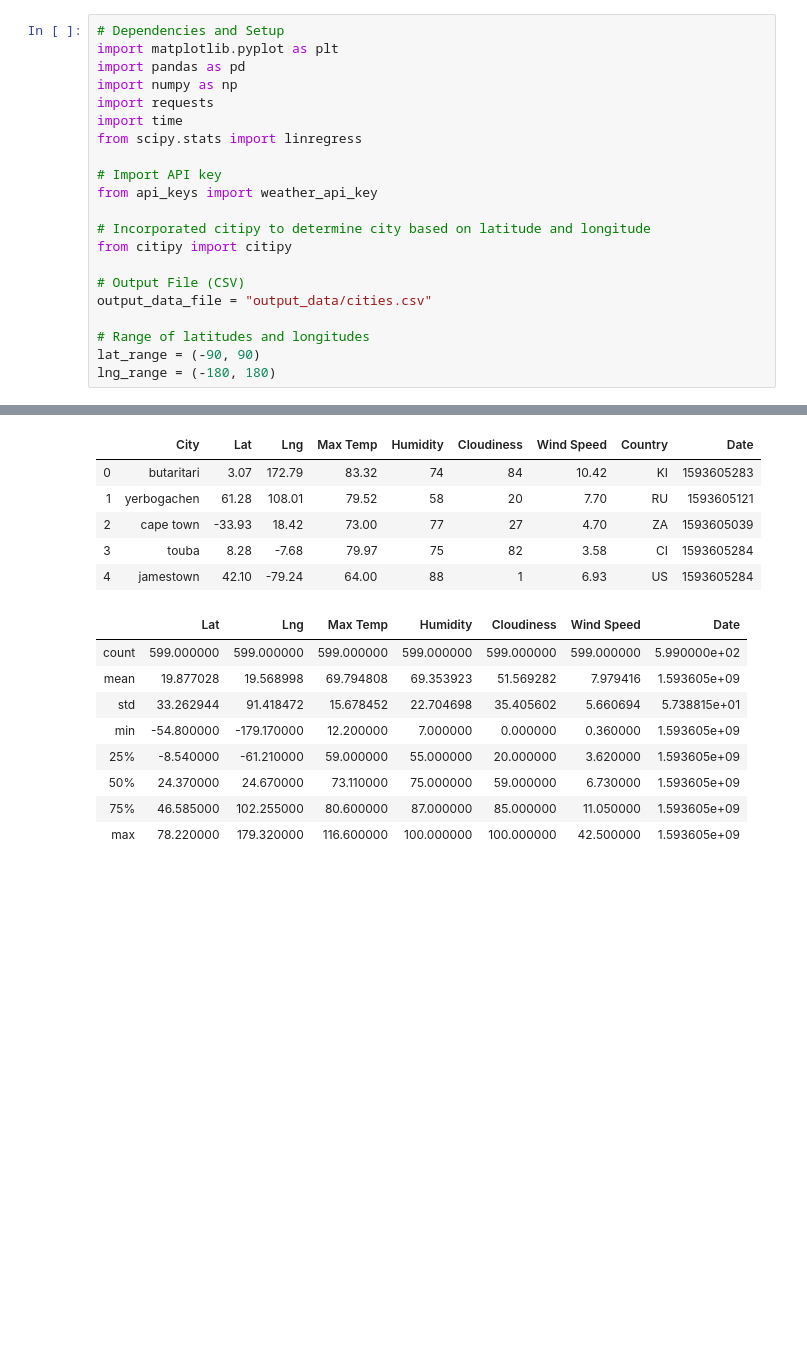
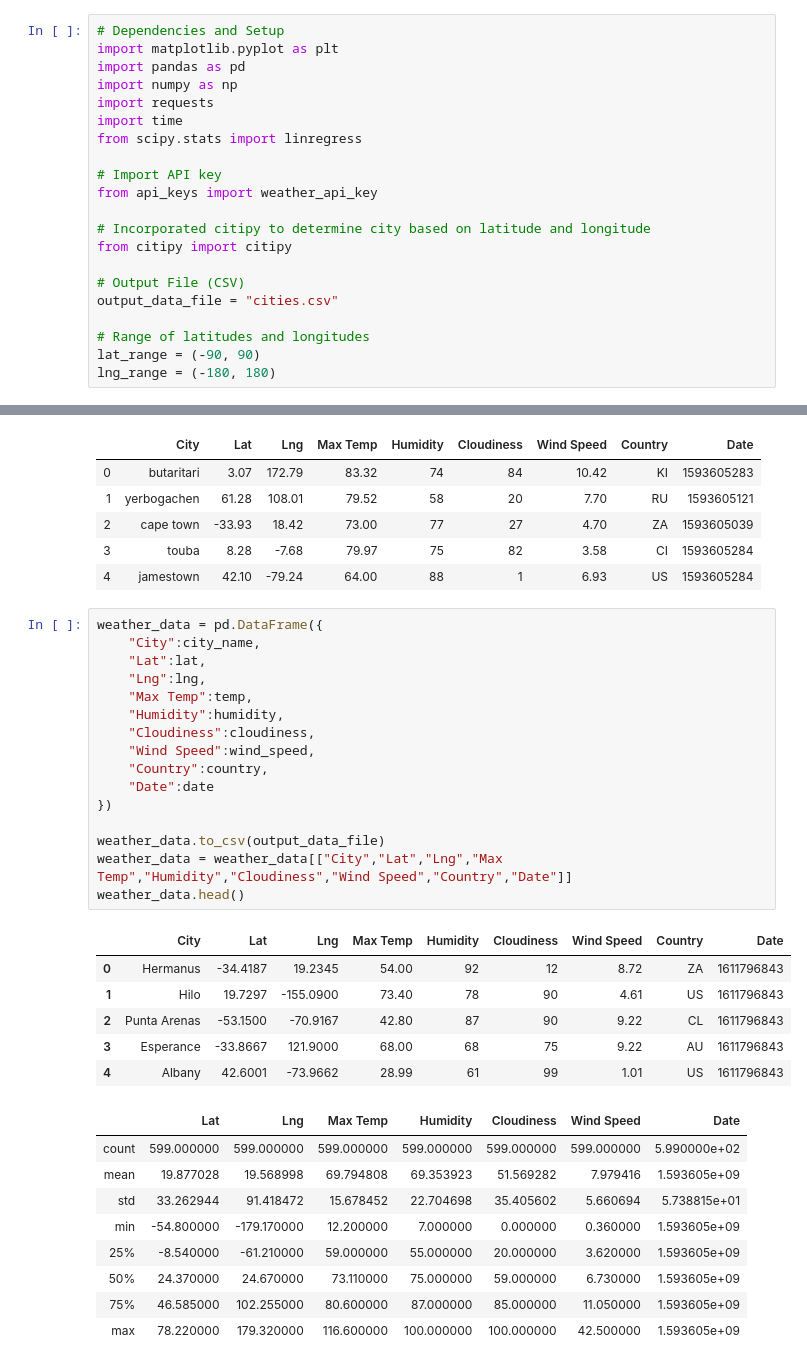
Before and after one commit to priyamittal96/python-api-challenge, a Jupyter notebook: WeatherPy/WeatherPy.ipynb, the cells around one changed output, grey strips where cells are left out. Drawn from its saved outputs; the diff is of its cells as text; blank space fills up the shorter version.

```diff
--- a/WeatherPy/WeatherPy.ipynb
+++ b/WeatherPy/WeatherPy.ipynb
@@ -25,7 +25,7 @@ from api_keys import weather_api_key
 from citipy import citipy
 
 # Output File (CSV)
-output_data_file = "output_data/cities.csv"
+output_data_file = "cities.csv"
 
 # Range of latitudes and longitudes
 lat_range = (-90, 90)
@@ -165,6 +153,29 @@ weather_data.head()
 | 2 | cape town | -33.93 | 18.42 | 73.00 | 77 | 27 | 4.70 | ZA | 1593605039 |
 | 3 | touba | 8.28 | -7.68 | 79.97 | 75 | 82 | 3.58 | CI | 1593605284 |
 | 4 | jamestown | 42.10 | -79.24 | 64.00 | 88 | 1 | 6.93 | US | 1593605284 |
+# %%
+weather_data = pd.DataFrame({
+    "City":city_name,
+    "Lat":lat,
+    "Lng":lng,
+    "Max Temp":temp,
+    "Humidity":humidity,
+    "Cloudiness":cloudiness,
+    "Wind Speed":wind_speed,
+    "Country":country,
+    "Date":date
+})
+
+weather_data.to_csv(output_data_file)
+weather_data = weather_data[["City","Lat","Lng","Max Temp","Humidity","Cloudiness","Wind Speed","Country","Date"]]
+weather_data.head()
+# %% [output]
+|  | City | Lat | Lng | Max Temp | Humidity | Cloudiness | Wind Speed | Country | Date |
+| 0 | Hermanus | -34.4187 | 19.2345 | 54.00 | 92 | 12 | 8.72 | ZA | 1611796843 |
+| 1 | Hilo | 19.7297 | -155.0900 | 73.40 | 78 | 90 | 4.61 | US | 1611796843 |
+| 2 | Punta Arenas | -53.1500 | -70.9167 | 42.80 | 87 | 90 | 9.22 | CL | 1611796843 |
+| 3 | Esperance | -33.8667 | 121.9000 | 68.00 | 68 | 75 | 9.22 | AU | 1611796843 |
+| 4 | Albany | 42.6001 | -73.9662 | 28.99 | 61 | 99 | 1.01 | US | 1611796843 |
 # %%
 # %% [output]
 |  | Lat | Lng | Max Temp | Humidity | Cloudiness | Wind Speed | Date |
```
Also changed, not shown: parts of 3 cells of this notebook, 1 other file.
